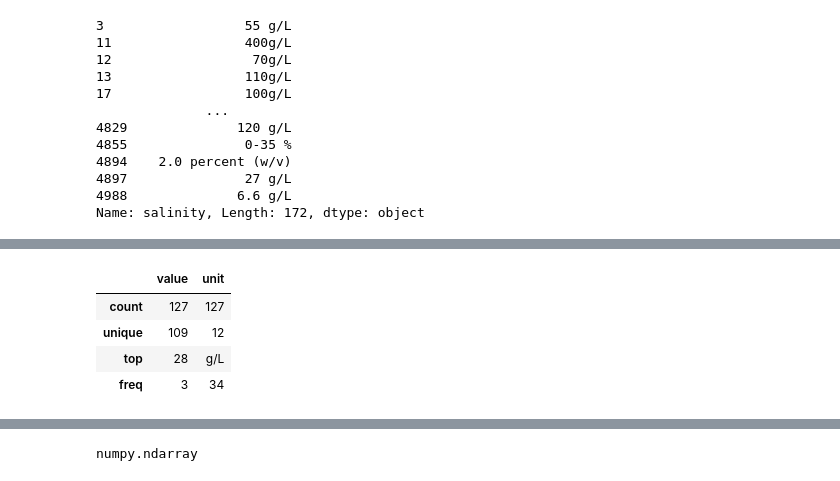
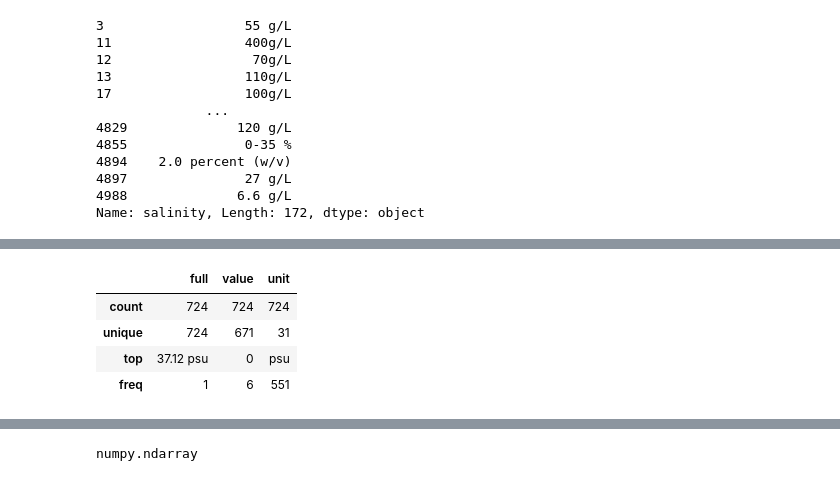
Before and after one commit to realmarcin/biosample-analysis, a Jupyter notebook: src/notebooks/salinity_regexp.ipynb, the cells around one changed output, grey strips where cells are left out. Drawn from its saved outputs; the diff is of its cells as text; code cells hidden in the pictures.

Commit message:
transformed values
ready for comparison but seaborn being stubborn

```diff
--- a/src/notebooks/salinity_regexp.ipynb
+++ b/src/notebooks/salinity_regexp.ipynb
@@ -253,7 +253,7 @@ dfcol['salinity'].where(dfcol['salinity'].str.contains("/") | dfcol['salinity'].
 4988              6.6 g/L
 Name: salinity, Length: 172, dtype: object
 # %%
-values_w_units = dfcol['salinity'].where(dfcol['salinity'].str.contains("/") | dfcol['salinity'].str.contains("%") | dfcol['salinity'].str.contains("percent")).dropna()
+values_w_units = dfcol['salinity'].where(dfcol['salinity'].str.contains("/") | dfcol['salinity'].str.contains("%") | dfcol['salinity'].str.contains("percent") | dfcol['salinity'].str.contains(" psu")).dropna()
 # %%
 len(values_w_units)
 # %% [output]
@@ -382,14 +384,16 @@ Name: salinity, Length: 172, dtype: object
 # %%
 
-def split_num_str(s):
-    return list(filter(None, re.split(r'(\d+\.?\d+)', s)))
+#def split_num_str(s):
+#    return list(filter(None, re.split(r'(\d+\.?\d+)', s)))
 
-store = []
-for string in values_w_units:
-    print(string)
-    split = split_num_str(string)
-    print(split)
-    if(len(split) == 2):
-        store.append(split)
+#store = []
+#for string in values_w_units:
+#    print(string)
+#    split = split_num_str(string)
+#    print(split)
+#    if(len(split) == 2):
+#        store.append(split)
 
-value_unit_df = pd.DataFrame(store, columns = ['value', 'unit'])
+
+#value_unit_df = pd.DataFrame(store, columns = ['value', 'unit'])
+df_values_wunits = pd.DataFrame(split_values_w_units, columns =['full', 'value', 'unit'])
@@ -414,8 +400,8 @@ value_unit_df = pd.DataFrame(store, columns = ['value', 'unit'])
 # %%
-value_unit_df.describe()
+df_values_wunits.describe()
 # %% [output]
-|  | value | unit |
-| count | 127 | 127 |
-| unique | 109 | 12 |
-| top | 28 | g/L |
-| freq | 3 | 34 |
+|  | full | value | unit |
+| count | 724 | 724 | 724 |
+| unique | 724 | 671 | 31 |
+| top | 37.12 psu | 0 | psu |
+| freq | 1 | 6 | 551 |
```
Also changed, not shown: parts of 16 cells of this notebook.
